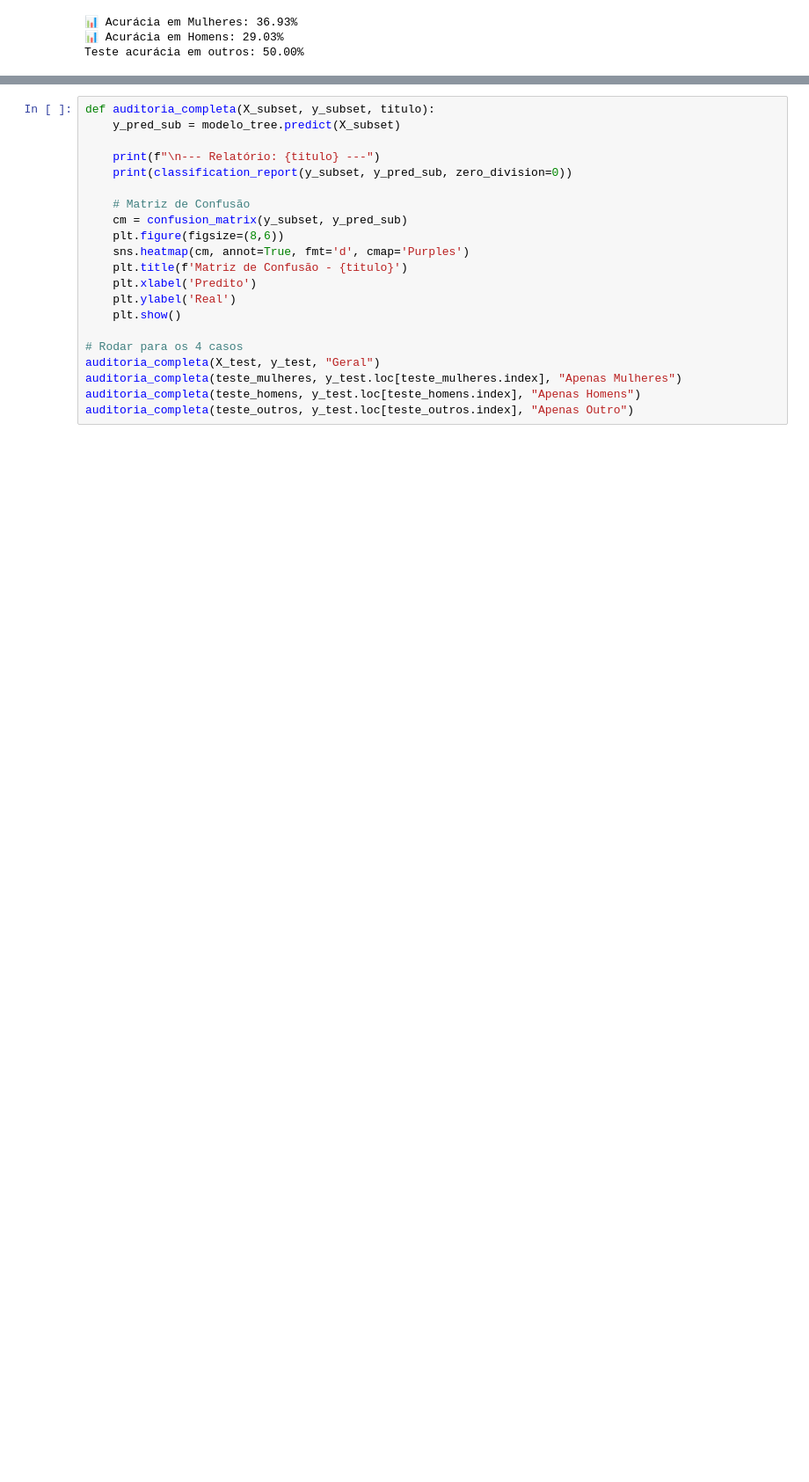
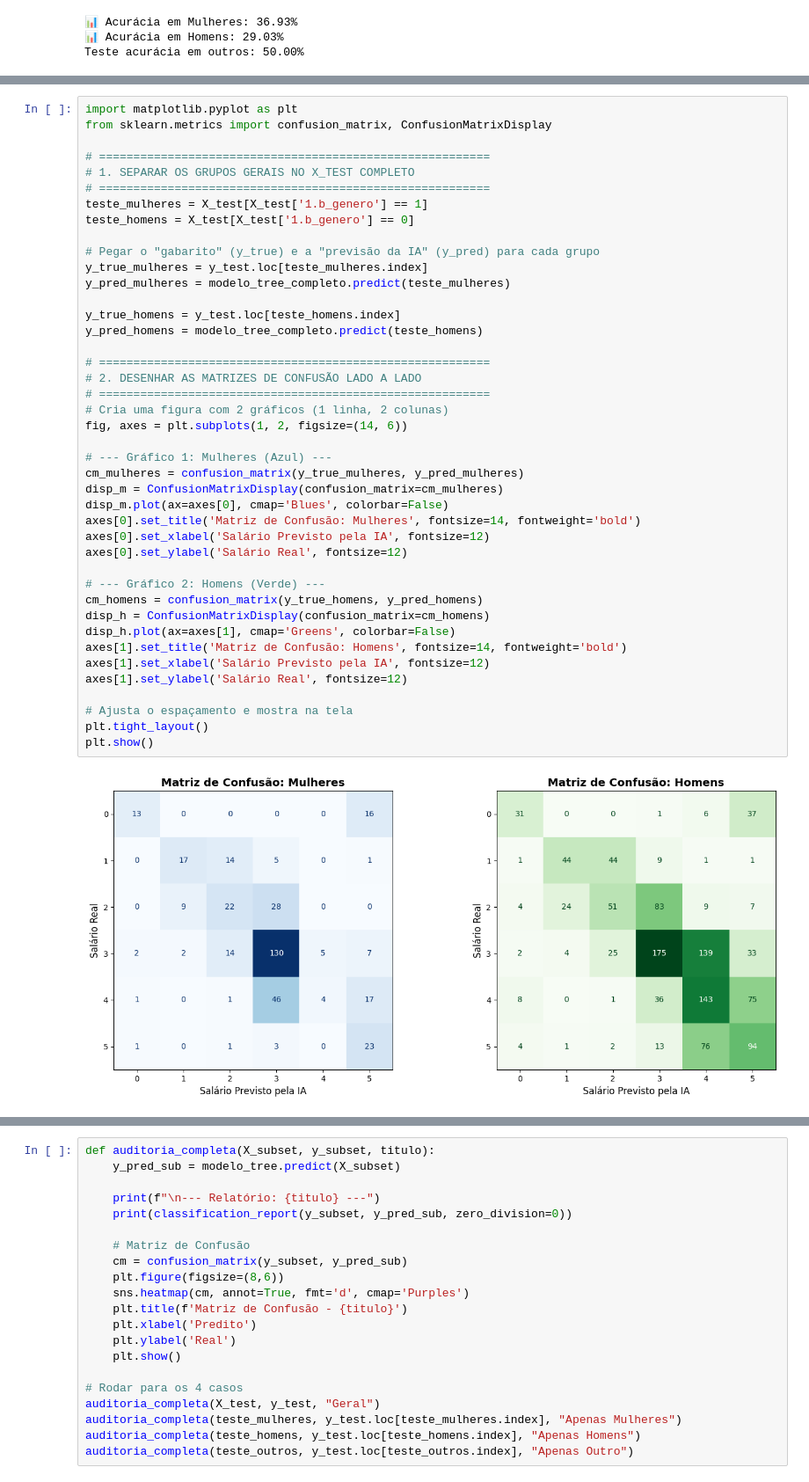
Before and after one commit to bocato-ana/Projeto-PPE, a Jupyter notebook: notebooks/treino_modelo.ipynb, the cells around one changed output, grey strips where cells are left out. Shown at 88% size. Cells and saved outputs as stored; diff of their text form; blank space fills up the shorter version.

```diff
--- a/notebooks/treino_modelo.ipynb
+++ b/notebooks/treino_modelo.ipynb
@@ -94,0 +307,44 @@ Teste acurácia em outros: 50.00%
+# %%
+import matplotlib.pyplot as plt
+from sklearn.metrics import confusion_matrix, ConfusionMatrixDisplay
+
+# =========================================================
+# 1. SEPARAR OS GRUPOS GERAIS NO X_TEST COMPLETO
+# =========================================================
+teste_mulheres = X_test[X_test['1.b_genero'] == 1]
+teste_homens = X_test[X_test['1.b_genero'] == 0]
+
+# Pegar o "gabarito" (y_true) e a "previsão da IA" (y_pred) para cada grupo
+y_true_mulheres = y_test.loc[teste_mulheres.index]
+y_pred_mulheres = modelo_tree_completo.predict(teste_mulheres)
+
+y_true_homens = y_test.loc[teste_homens.index]
+y_pred_homens = modelo_tree_completo.predict(teste_homens)
+
+# =========================================================
+# 2. DESENHAR AS MATRIZES DE CONFUSÃO LADO A LADO
+# =========================================================
+# Cria uma figura com 2 gráficos (1 linha, 2 colunas)
+fig, axes = plt.subplots(1, 2, figsize=(14, 6))
+
+# --- Gráfico 1: Mulheres (Azul) ---
+cm_mulheres = confusion_matrix(y_true_mulheres, y_pred_mulheres)
+disp_m = ConfusionMatrixDisplay(confusion_matrix=cm_mulheres)
+disp_m.plot(ax=axes[0], cmap='Blues', colorbar=False)
+axes[0].set_title('Matriz de Confusão: Mulheres', fontsize=14, fontweight='bold')
+axes[0].set_xlabel('Salário Previsto pela IA', fontsize=12)
+axes[0].set_ylabel('Salário Real', fontsize=12)
+
+# --- Gráfico 2: Homens (Verde) ---
+cm_homens = confusion_matrix(y_true_homens, y_pred_homens)
+disp_h = ConfusionMatrixDisplay(confusion_matrix=cm_homens)
+disp_h.plot(ax=axes[1], cmap='Greens', colorbar=False)
+axes[1].set_title('Matriz de Confusão: Homens', fontsize=14, fontweight='bold')
+axes[1].set_xlabel('Salário Previsto pela IA', fontsize=12)
+axes[1].set_ylabel('Salário Real', fontsize=12)
+
+# Ajusta o espaçamento e mostra na tela
+plt.tight_layout()
+plt.show()
+# %% [output]
+[figure, added]
```
Also changed, not shown: parts of 9 cells of this notebook, 5 other files.
